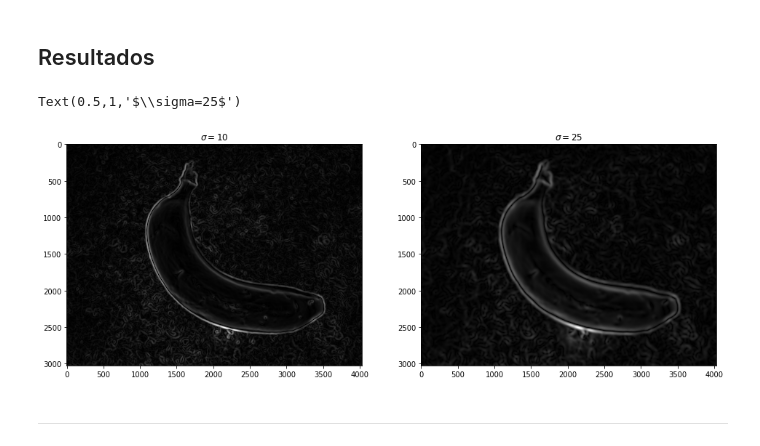
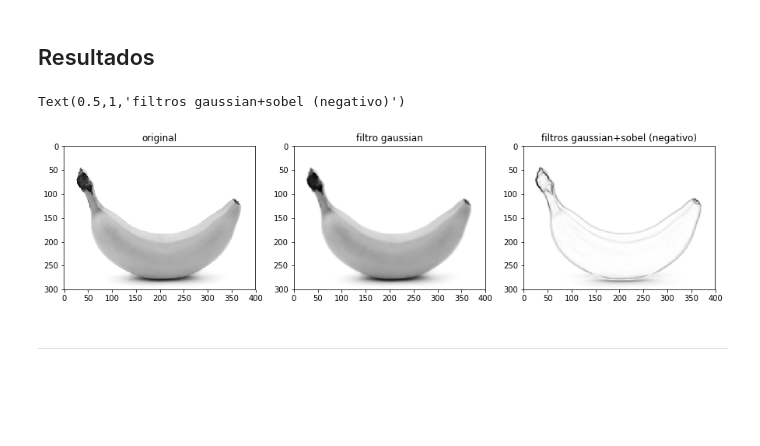
Before and after one commit to gonzafernan/fruit-classifier, a Jupyter notebook: 03-segmentacion.ipynb, the cells around one changed output. Drawn from its saved outputs; the diff is of its cells as text; code cells hidden in the pictures; blank space fills up the shorter version.

```diff
--- a/03-segmentacion.ipynb
+++ b/03-segmentacion.ipynb
@@ -16,22 +43,23 @@ from skimage import io, color, img_as_float, img_as_ubyte, filters
 ## Resultados
 # %%
 img = io.imread('./imgs/examples/banana_example.jpg')
-banana_float = img_as_float(img)
 
-banana = color.rgb2gray(banana_float)
-bg0 = filters.gaussian(banana, sigma=10)
-bc0 = filters.sobel(bg0)
-bg1 = filters.gaussian(banana, sigma=20)
-bc1 = filters.sobel(bg1)
+banana = img2gray(img)
+banana = normSize(banana)
 
-fig, (ax0, ax1) = plt.subplots(1, 2, figsize=(16, 16))
-ax0.imshow(bc0)
-ax0.set_title('$\sigma=10$')
-ax1.imshow(bc1)
-ax1.set_title('$\sigma=20$')
+bg = imgClean(banana)
+bc = imgEdge(bg)
+
+fig, (ax0, ax1, ax2) = plt.subplots(1, 3, figsize=(15, 15))
+ax0.imshow(banana)
+ax0.set_title('original')
+ax1.imshow(bg)
+ax1.set_title('filtro gaussian')
+ax2.imshow(-bc)
+ax2.set_title("filtros gaussian+sobel (negativo)")
 # %% [output]
-Text(0.5,1,'$\\sigma=25$')
+Text(0.5,1,'filtros gaussian+sobel (negativo)')
-[figure, old version]
+[figure, new version]
 # %% [markdown]
 ---
 # %% [markdown]
```
Also changed, not shown: parts of 18 cells of this notebook, 2 other files.
